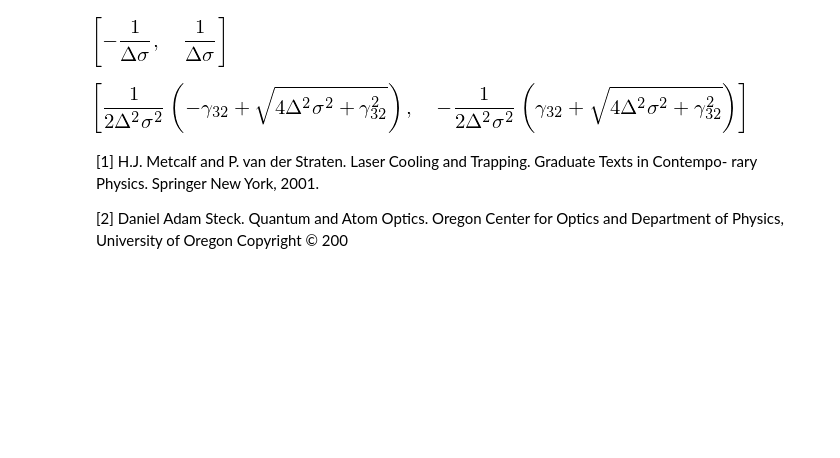
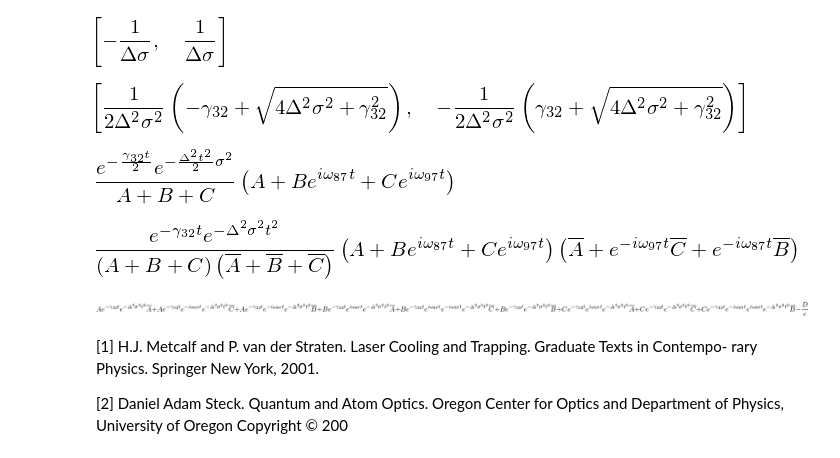
Before and after one commit to oscarlazoarjona/quantum_memories, a Jupyter notebook: examples/orca/Orca memory equations.ipynb, the cells around one changed output. Saved outputs shown, nothing was run; the diff lists cells and outputs as text; code cells hidden in the pictures; blank space fills up the shorter version.

```diff
--- a/examples/orca/Orca memory equations.ipynb
+++ b/examples/orca/Orca memory equations.ipynb
@@ -844,3 +844,16 @@ solve(log(Doppler_decoherence**2)+1, t)
 solve(log(decoherence**2)+1, t)
 # %% [output]
 [figure]
+# %%
+A, B, C = symbols("A, B, C")
+omega87, omega97 = symbols("omega87, omega97", positive=True)
+# %%
+decoherence_hfs = decoherence*(A+B*exp(I*omega87*t)+C*exp(I*omega97*t))/(A+B+C)
+decoherence_hfs
+# %% [output]
+[figure, added]
+# %%
+eta_hfs = decoherence_hfs*decoherence_hfs.conjugate()
+eta_hfs
+# %% [output]
+[figure, added]
@@ -847,3 +862,10 @@ solve(log(decoherence**2)+1, t)
+# %%
+eq = eta_hfs
+eq = eq.subs({(A+B+C)*(A+B+C).conjugate(): 1}) -exp(-1)*D
+eq = eq.expand()
+eq
+# %% [output]
+[figure, added]
 # %% [markdown]
 [1]  H.J. Metcalf and P. van der Straten. Laser Cooling and Trapping. Graduate Texts in Contempo-
 rary Physics. Springer New York, 2001.
```
Also changed, not shown: parts of 1 cell of this notebook, 2 other files.
